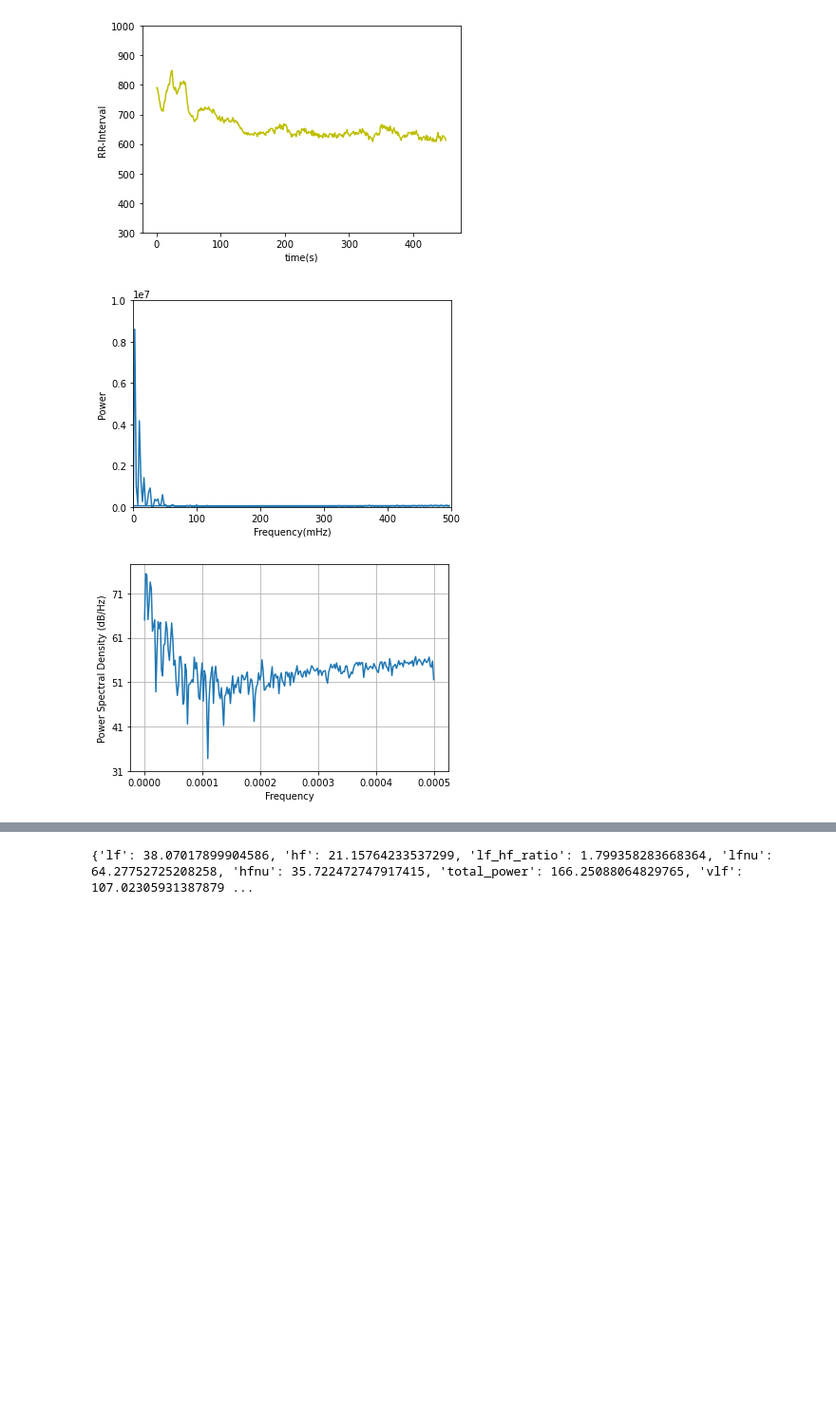
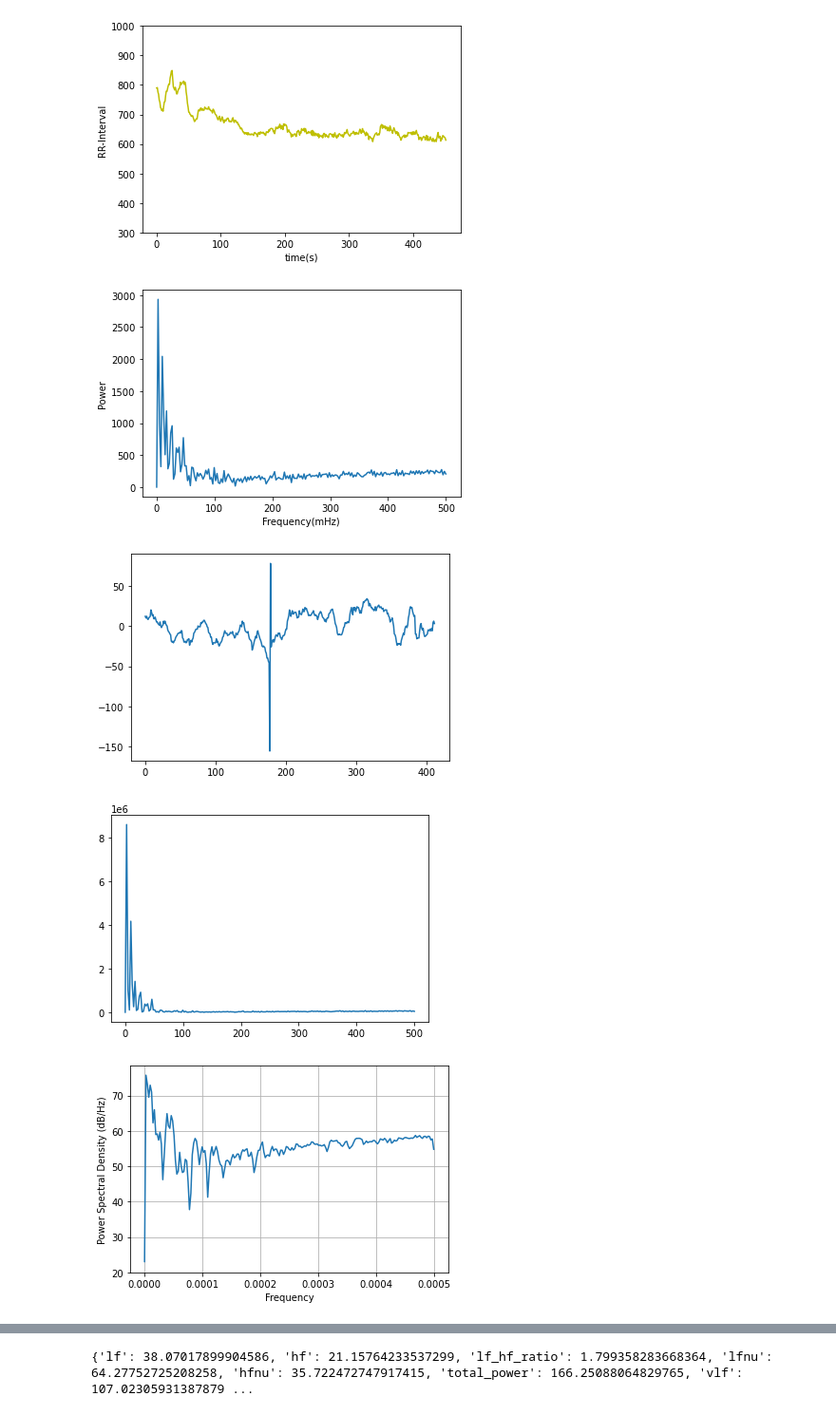
Before and after one commit to molbioeng/Molecool, a Jupyter notebook: HRV_extraction_2.ipynb, the cells around one changed output, grey strips where cells are left out. Shown at 95% size. Saved outputs shown, nothing was run; the diff lists cells and outputs as text; code cells hidden in the pictures; blank space fills up the shorter version.

```diff
--- a/HRV_extraction_2.ipynb
+++ b/HRV_extraction_2.ipynb
@@ -113,0 +96,13 @@ plt.scatter(rpeaks_1['ECG_R_Peaks'],y_values, s=100, c='red')
+# %%
+curve, = plt.plot(integrated_signal)
+x_data = curve.get_xdata()
+x_data = x_data-50
+y_values = []
+for definitive in rpeaks_1['ECG_R_Peaks']:
+    value = np.interp(definitive, x_data, integrated_signal)
+    y_values.append(value)
+
+plt.axis([0, 5000, -1000, 2000])
+plt.scatter(rpeaks_1['ECG_R_Peaks'],y_values, s=100, c='red')
+plt.plot(control_data)
+plt.scatter(rpeaks_1['ECG_R_Peaks'],y_values, s=100, c='red')
@@ -200,32 +198,42 @@ plt.show()
 [figure]
 # %%
 # Computing a FFT - fft function
+from scipy.fft import rfft, rfftfreq
+from scipy.fft import irfft
 
 time = bsnb.generate_time(hrv_values)
 time_len = len(time)
 
 # Number of samples in normalized_tone
 N = sr * time[time_len-1]
 N = int(N)
 
 hrv_values_m = np.mean(hrv_values) # We calculate the mean and we subtract it from every value to normalise the signal.
 hrv_fft = hrv_values - hrv_values_m
 
-xf = fftfreq(N, 1 / sr)
-yf = fft(hrv_fft)
+xf = rfftfreq(N, 1 / sr)
+yf = rfft(hrv_fft)
 yff = np.square(yf)
+new_signal = irfft(yf)
 
-plt.plot(xf, np.abs(yff))
+plt.plot(xf,np.abs(yf))
 plt.xlabel('Frequency(mHz)')
 plt.ylabel('Power')
-plt.axis([0, 500, 0, 10000000])
 plt.show()
 
-plt.psd(hrv_fft, 512, 1 / 1000)
+plt.plot(new_signal)
 plt.show()
+
+plt.plot(xf,np.abs(yff))
+plt.show()
+
+plt.psd(hrv_fft, 412, 1 / 1000)
+plt.show()
 # %% [output]
-[figure, old version]
+[figure, new version]
-[figure, old version]
+[figure, new version]
+[figure, added]
+[figure, added]
 # %%
 time = bsnb.generate_time(hrv_values_d1)
 time_len = len(time)
```
Also changed, not shown: parts of 5 cells of this notebook.
